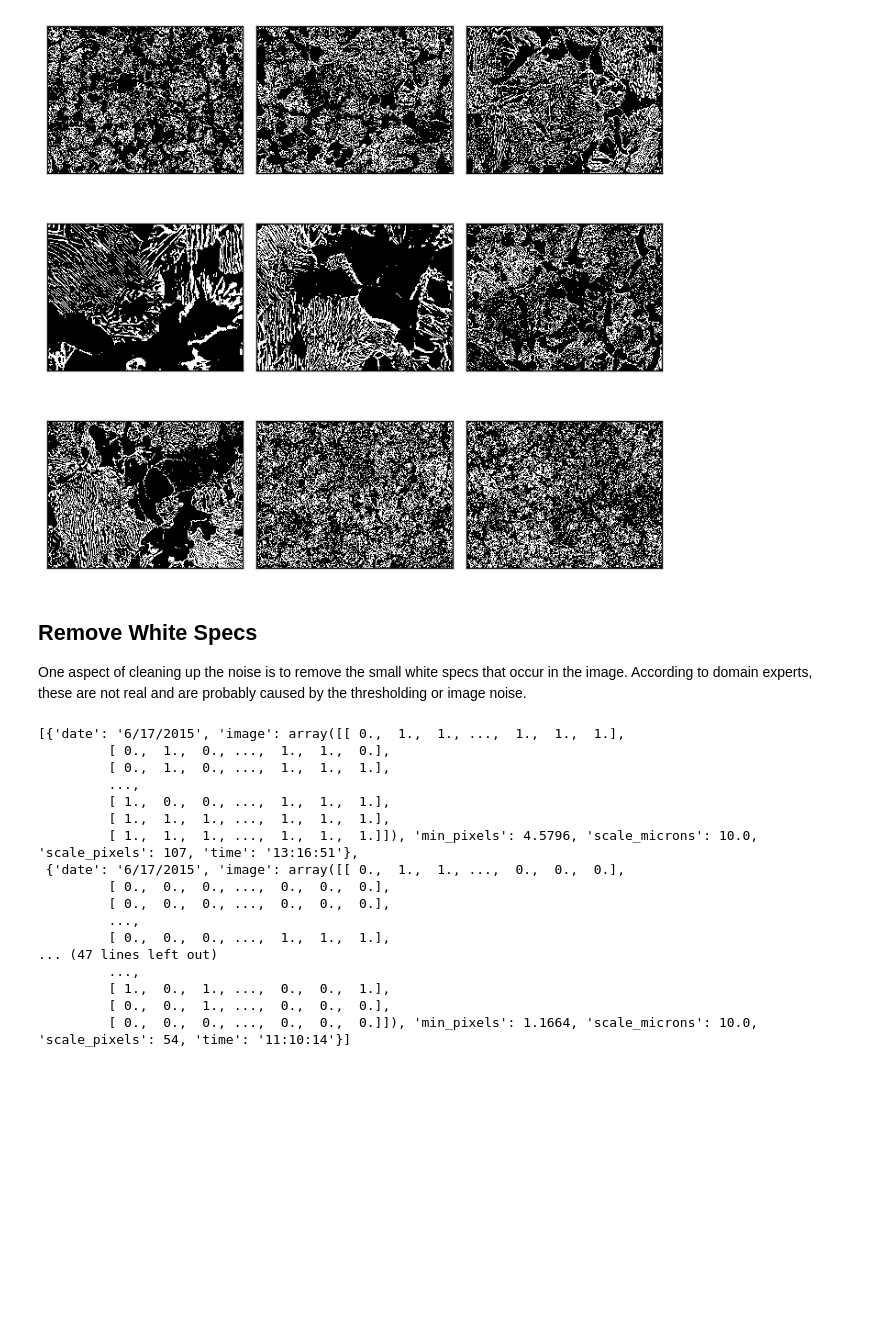
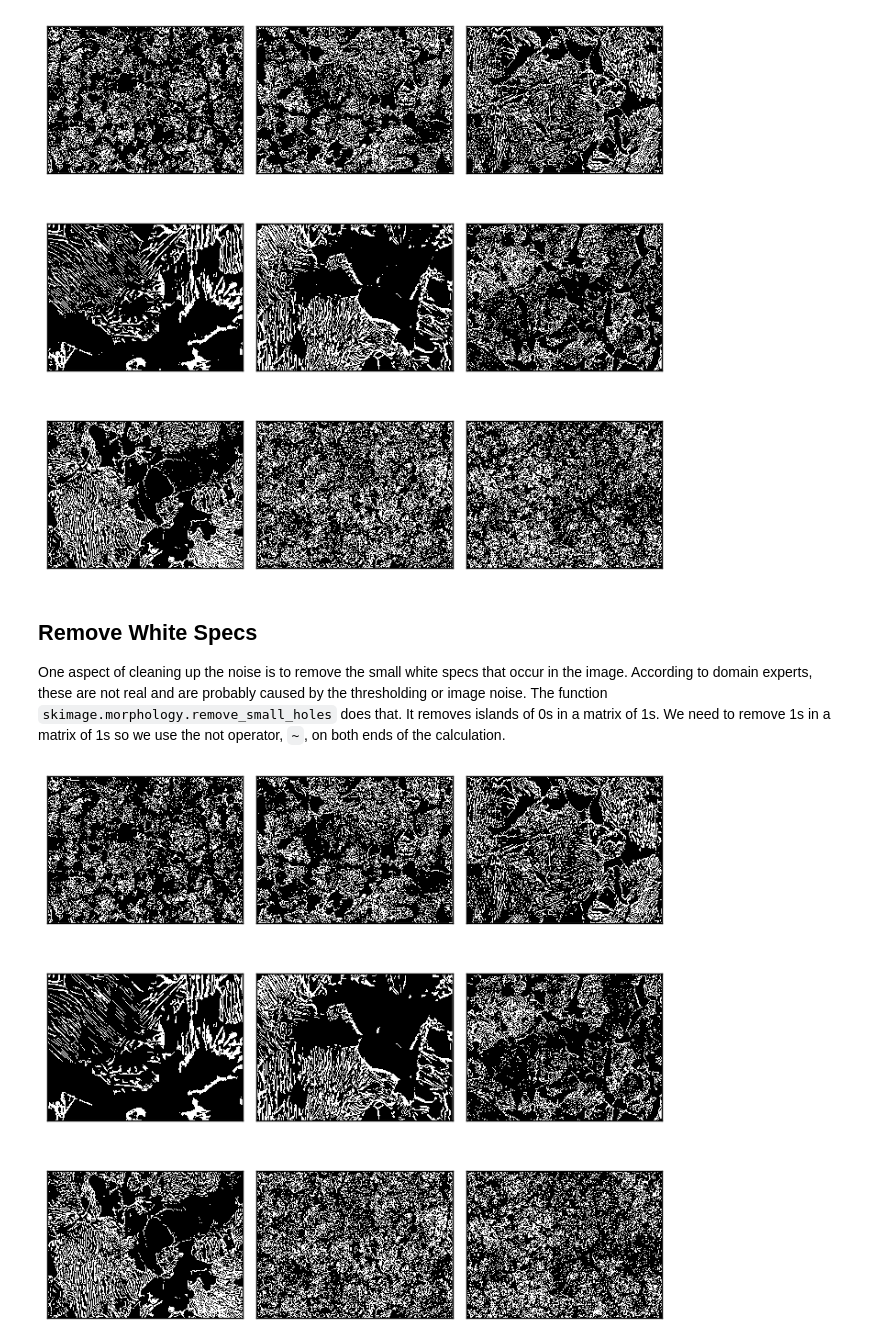
Before and after one commit to wd15/sem-image-stats, a Jupyter notebook: index.ipynb, the cells around one changed output. Cells and saved outputs as stored; diff of their text form; code cells hidden in the pictures; blank space fills up the shorter version.

```diff
--- a/index.ipynb
+++ b/index.ipynb
@@ -291,7 +293,7 @@ threshold_image = fcompose(
     crop_image,
     get('upper'),
     to_array,
-    lambda data: (data > skimage.filters.threshold_otsu(data)).astype(int)
+    lambda data: data > skimage.filters.threshold_otsu(data)
 )
 
 _ = pipe('data/*.tif',
@@ -306,53 +308,25 @@ _ = pipe('data/*.tif',
 # %% [markdown]
 ## Remove White Specs
 
-One aspect of cleaning up the noise is to remove the small white specs that occur in the image. According to domain experts, these are not real and are probably caused by the thresholding or image noise.
+One aspect of cleaning up the noise is to remove the small white specs that occur in the image. According to domain experts, these are not real and are probably caused by the thresholding or image noise. The function `skimage.morphology.remove_small_holes` does that. It removes islands of 0s in a matrix of 1s. We need to remove 1s in a matrix of 1s so we use the not operator, `~`, on both ends of the calculation.
 # %%
-def n_pixels(scale_microns, scale_pixels, island_size=0.2):
+def f_min_size(scale_microns, scale_pixels, island_size=0.2):
     return (island_size * scale_pixels / scale_microns)**2
 
-imageskimage.morphology.remove_small_holes(image)
-
-images = pipe('data/*.tif',
+_ = pipe('data/*.tif',
     glob.glob,
     sorted,
     map(
         lambda filename: dict(image=threshold_image(filename),
                               **extract_metadata(filename))
     ),
-    mapdict(min_pixels=lambda d: n_pixels(d['scale_microns'], d['scale_pixels'])),
-    skimage.morphology.remove_small_holes
+    mapdict(min_size=lambda d: f_min_size(d['scale_microns'], d['scale_pixels'])),
+    map(
+        lambda d: ~skimage.morphology.remove_small_holes(~d['image'],
+                                                          d['min_size'])
+    ),
+    list,
+    plt_arrays
 )
-
-#label_objects, nb_labels = scipy.ndimage.label(images[0])
-
-#sizes = numpy.bincount(label_objects.ravel())
-#print(min(sizes))
-#print(len(sizes))
-#print(nb_labels)
-#print(numpy.sum(sizes))
-#sh = images[0].shape
-#print(sh[0] * sh[1])
-#print(label_objects.max())
-#print(label_objects.min())
-#mask_sizes = sizes > fill_hole_pixels
-#mask_sizes[0] = min_intensity
-#map_cleaned = mask_sizes[label_objects]
 # %% [output]
-[{'date': '6/17/2015', 'image': array([[ 0.,  1.,  1., ...,  1.,  1.,  1.],
-         [ 0.,  1.,  0., ...,  1.,  1.,  0.],
-         [ 0.,  1.,  0., ...,  1.,  1.,  1.],
-         ...,
-         [ 1.,  0.,  0., ...,  1.,  1.,  1.],
-         [ 1.,  1.,  1., ...,  1.,  1.,  1.],
-         [ 1.,  1.,  1., ...,  1.,  1.,  1.]]), 'min_pixels': 4.5796, 'scale_microns': 10.0, 'scale_pixels': 107, 'time': '13:16:51'},
- {'date': '6/17/2015', 'image': array([[ 0.,  1.,  1., ...,  0.,  0.,  0.],
-         [ 0.,  0.,  0., ...,  0.,  0.,  0.],
-         [ 0.,  0.,  0., ...,  0.,  0.,  0.],
-         ...,
-         [ 0.,  0.,  0., ...,  1.,  1.,  1.],
-... (47 lines left out)
-         ...,
-         [ 1.,  0.,  1., ...,  0.,  0.,  1.],
-         [ 0.,  0.,  1., ...,  0.,  0.,  0.],
-         [ 0.,  0.,  0., ...,  0.,  0.,  0.]]), 'min_pixels': 1.1664, 'scale_microns': 10.0, 'scale_pixels': 54, 'time': '11:10:14'}]
+[figure, added]
```
Also changed, not shown: parts of 10 cells of this notebook.
